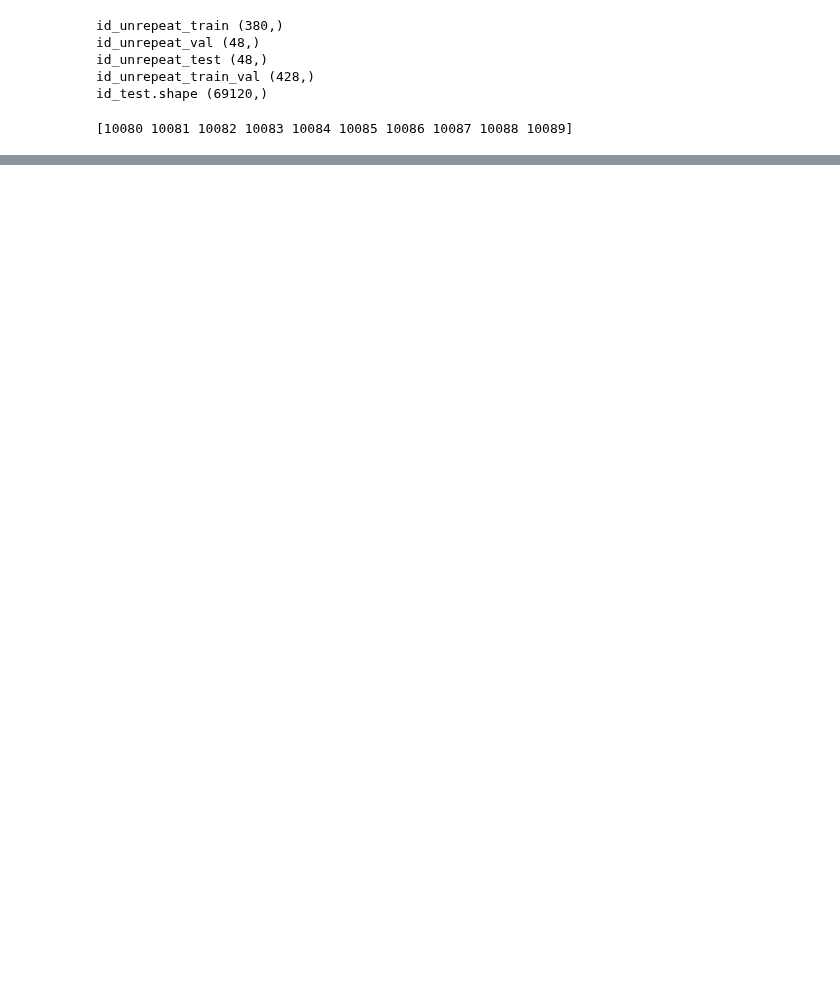
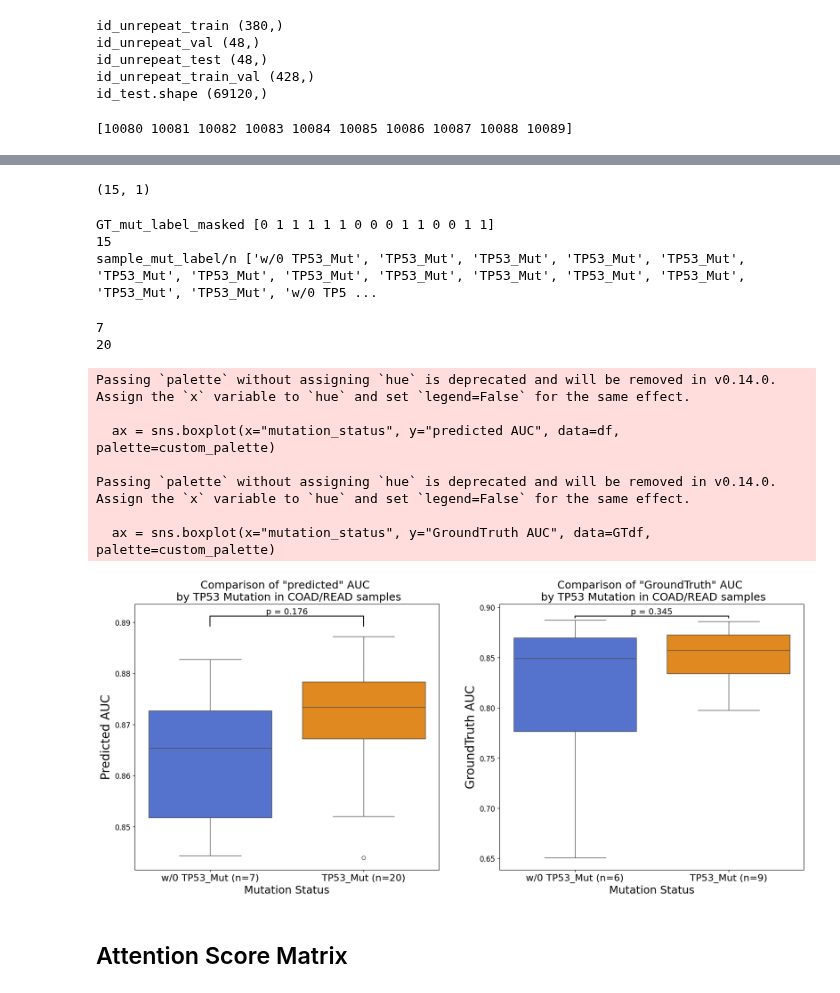
Before and after one commit to chiu-kai/ESPF_OMICS, a Jupyter notebook: inference.ipynb, the cells around one changed output, grey strips where cells are left out. Saved outputs shown, nothing was run; the diff lists cells and outputs as text; code cells hidden in the pictures; blank space fills up the shorter version.

```diff
--- a/inference.ipynb
+++ b/inference.ipynb
@@ -710,0 +647,2 @@ array([-2.857317 , -3.2015917, -1.4904466, -2.1182692, -2.2079132,
+# %%
+predAUCmatrix_df = pd.read_csv("./inference/BestFold2_test_loss0.0044098_BestValEpo8_ModelOmics_DrugESPF_Model_byCCL_OmicsExp_ESPFTrue_DrugSelfAttentionTrue/predicted AUC values with UnknownGroundTruth samples.csv", sep=',', index_col=0)
@@ -710,0 +690,77 @@ array([-2.857317 , -3.2015917, -1.4904466, -2.1182692, -2.2079132,
+# %%
+#get mask from GT_AUC_df_Bowel_5flu and get GT_AUC_df_Bowel_5flu_dropnan
+mask = ~np.isnan(np.concatenate(GT_AUC_df_Bowel_5flu.values))
+GT_AUC_df_Bowel_5flu_dropnan = GT_AUC_df_Bowel_5flu.dropna()
+GT_AUC_df_Bowel_5flu_dropnan.shape
+# %% [output]
+(15, 1)
+# %%
+# get mutation label after mask for GT boxplot
+GT_mut_label_masked=np.array(sample_mut_label)[mask]
+print("GT_mut_label_masked",GT_mut_label_masked)
+# turn 0/1 to 'w/0 TP53_Mut'/'TP53_Mut'
+GT_mut_label_masked = ['TP53_Mut' if label == 1 else 'w/0 TP53_Mut' for label in GT_mut_label_masked]
+print(len(GT_mut_label_masked))
+sample_mut_label = ['TP53_Mut' if label == 1 else 'w/0 TP53_Mut' for label in sample_mut_label]
+print("sample_mut_label/n",sample_mut_label)
+# %% [output]
+GT_mut_label_masked [0 1 1 1 1 1 0 0 0 1 1 0 0 1 1]
+15
+sample_mut_label/n ['w/0 TP53_Mut', 'TP53_Mut', 'TP53_Mut', 'TP53_Mut', 'TP53_Mut', 'TP53_Mut', 'TP53_Mut', 'TP53_Mut', 'TP53_Mut', 'TP53_Mut', 'TP53_Mut', 'TP53_Mut', 'TP53_Mut', 'TP53_Mut', 'w/0 TP5 ...
+# %%
+import matplotlib.pyplot as plt
+import seaborn as sns
+import pandas as pd
+
+df = pd.DataFrame({'predicted AUC': np.concatenate(predAUCmatrix_df_Bowel_5flu.values) , 'mutation_status': sample_mut_label})
+# Perform t-test
+group1 = df[df["mutation_status"] == "w/0 TP53_Mut"]["predicted AUC"]
+group2 = df[df["mutation_status"] == "TP53_Mut"]["predicted AUC"]
+t_stat, p_value = stats.ttest_ind(group1, group2, equal_var=False)  # Welch’s t-test
+custom_palette = {"w/0 TP53_Mut": "royalblue", "TP53_Mut": "darkorange"}
+fig=plt.figure(figsize=(20,8))
+plt.subplot(1,2,1)
+ax = sns.boxplot(x="mutation_status", y="predicted AUC", data=df, palette=custom_palette)
+# Annotate significance
+x1, x2 = 0, 1  # Positions of the two boxplots
+y, h = df["predicted AUC"].max() + 0.002, 0.002  # Adjust position
+plt.plot([x1, x1, x2, x2], [y, y + h, y + h, y], lw=1.5, c='k')
+plt.text((x1 + x2) / 2, y + h, f"p = {p_value:.3g}", ha='center', va='bottom', fontsize=14)
+plt.xticks([0, 1], [f'w/0 TP53_Mut (n={len(group1)})', f'TP53_Mut (n={len(group2)})'], fontsize=16)
+plt.title('Comparison of "predicted" AUC \n by TP53 Mutation in COAD/READ samples',fontsize=18)
+plt.xlabel('Mutation Status', fontsize=18)
+plt.ylabel('Predicted AUC', fontsize=20)
+ax.tick_params(axis='x', labelsize=16)
+ax.tick_params(axis='y', labelsize=12)
+plt.subplot(1,2,2)
+GTdf = pd.DataFrame({'GroundTruth AUC': np.concatenate(GT_AUC_df_Bowel_5flu_dropnan.values) , 'mutation_status': GT_mut_label_masked})
+group1 = GTdf[GTdf["mutation_status"] == "w/0 TP53_Mut"]["GroundTruth AUC"]
+group2 = GTdf[GTdf["mutation_status"] == "TP53_Mut"]["GroundTruth AUC"]
+t_stat, p_value = stats.ttest_ind(group1, group2, equal_var=False)  # Welch’s t-test
+custom_palette = {"w/0 TP53_Mut": "royalblue", "TP53_Mut": "darkorange"}
+ax = sns.boxplot(x="mutation_status", y="GroundTruth AUC", data=GTdf, palette=custom_palette)
+# Annotate significance
+x1, x2 = 0, 1  # Positions of the two boxplots
+y, h = GTdf["GroundTruth AUC"].max() + 0.002, 0.002  # Adjust position
+plt.plot([x1, x1, x2, x2], [y, y + h, y + h, y], lw=1.5, c='k')
+plt.text((x1 + x2) / 2, y + h, f"p = {p_value:.3g}", ha='center', va='bottom', fontsize=14)
+plt.xticks([0, 1], [f'w/0 TP53_Mut (n={len(group1)})', f'TP53_Mut (n={len(group2)})'], fontsize=16)
+plt.xlabel('Mutation Status', fontsize=18)
+plt.ylabel('GroundTruth AUC', fontsize=20)
+ax.tick_params(axis='x', labelsize=16)
+ax.tick_params(axis='y', labelsize=12)
+plt.title('Comparison of "GroundTruth" AUC \n by TP53 Mutation in COAD/READ samples',fontsize=18)
+plt.show()
+# %% [output]
+7
+20
+Passing `palette` without assigning `hue` is deprecated and will be removed in v0.14.0. Assign the `x` variable to `hue` and set `legend=False` for the same effect.
+
+  ax = sns.boxplot(x="mutation_status", y="predicted AUC", data=df, palette=custom_palette)
+
+Passing `palette` without assigning `hue` is deprecated and will be removed in v0.14.0. Assign the `x` variable to `hue` and set `legend=False` for the same effect.
+
+  ax = sns.boxplot(x="mutation_status", y="GroundTruth AUC", data=GTdf, palette=custom_palette)
+[figure, added]
+# %% [markdown]
+## Attention Score Matrix
```
Also changed, not shown: parts of 50 cells of this notebook, 13 other files.
